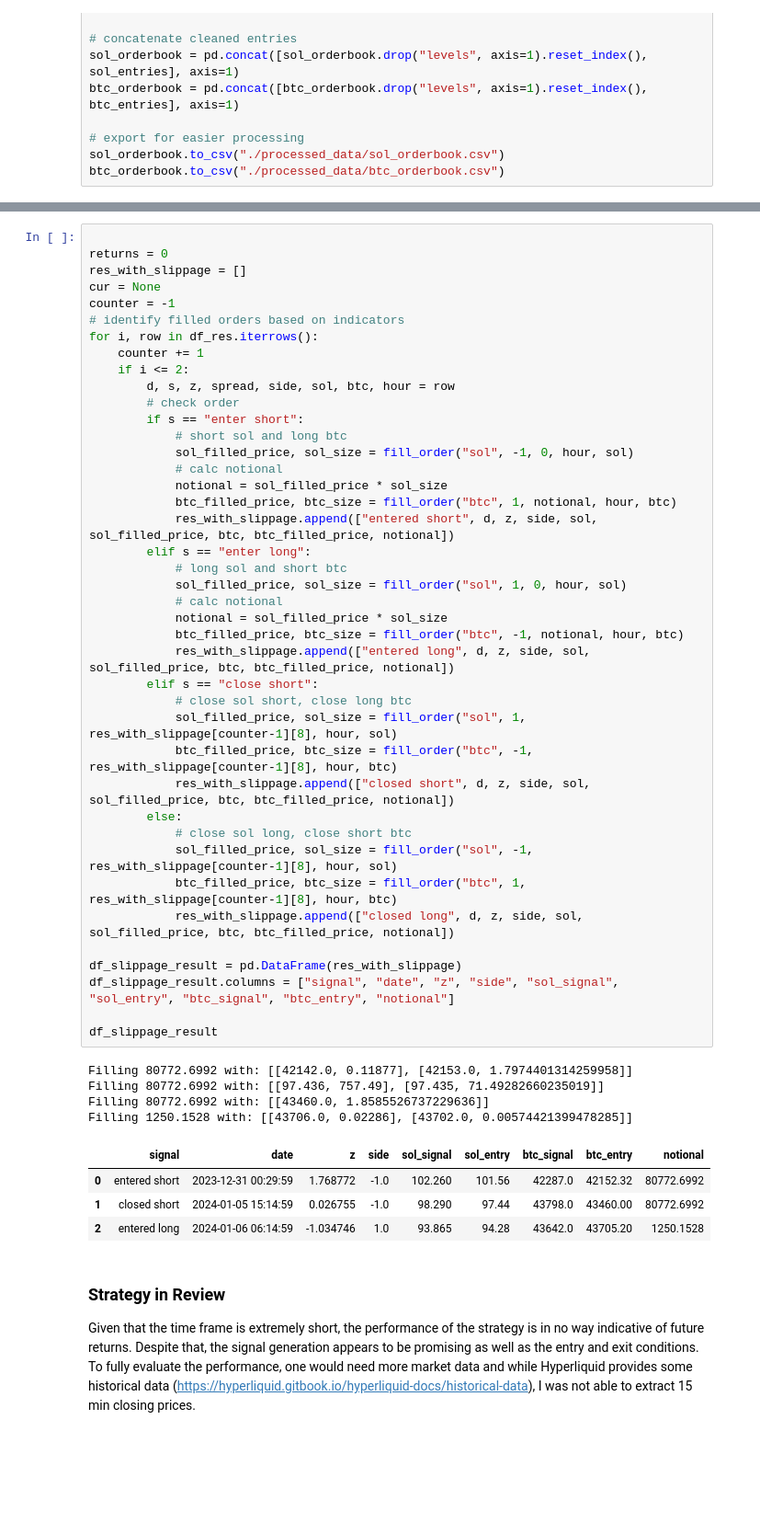
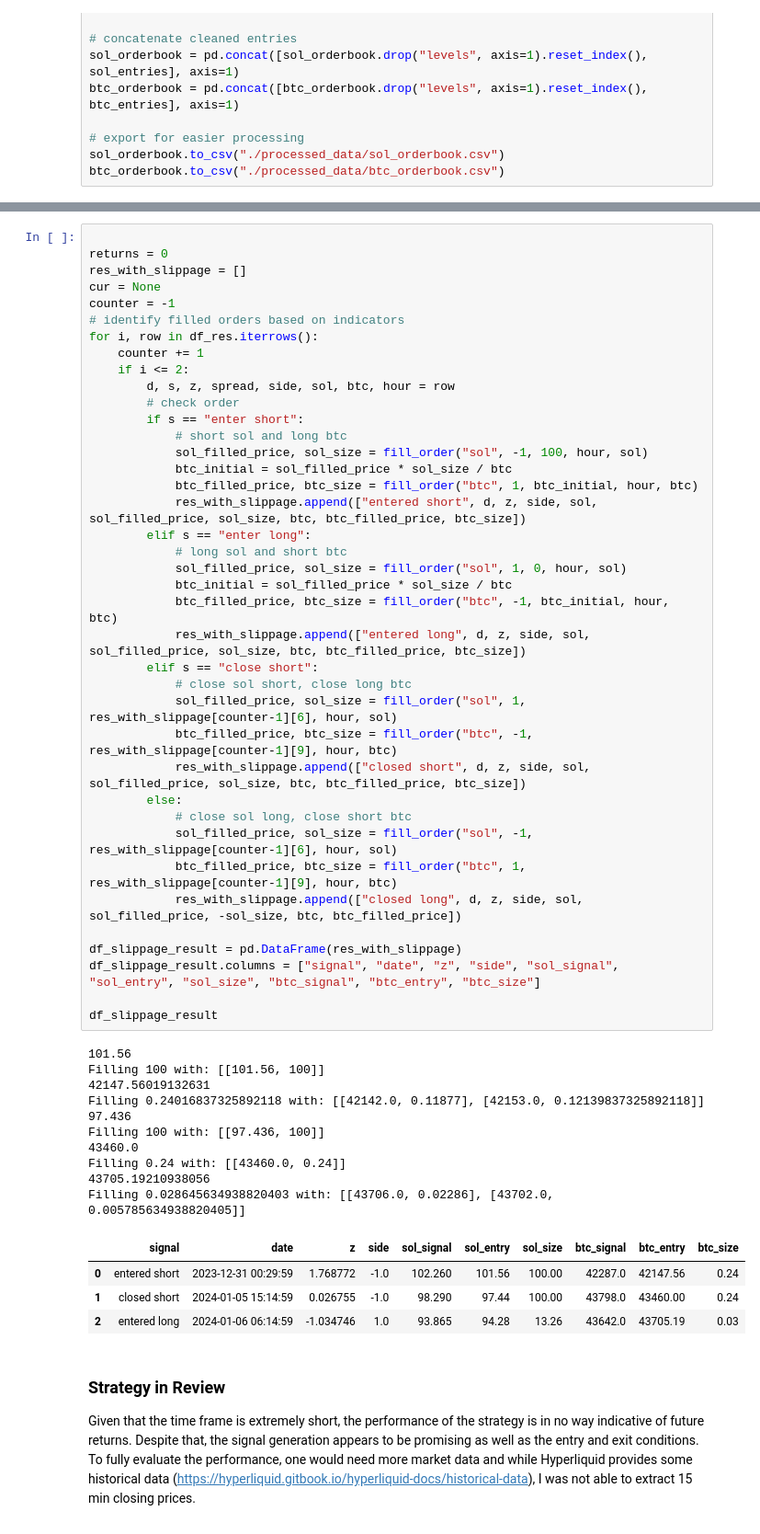
Before and after one commit to voskart/hyperliquid_strat, a Jupyter notebook: strat.ipynb, the cells around one changed output, grey strips where cells are left out. Shown at 92% size. Cells and saved outputs as stored; diff of their text form; blank space fills up the shorter version.

Commit message:
fixed orderbook issue

```diff
--- a/strat.ipynb
+++ b/strat.ipynb
@@ -496,53 +498,57 @@ def fill_order(curr, side, size: 0, hour, price):
 # %%
 
 returns = 0
 res_with_slippage = []
 cur = None
 counter = -1
 # identify filled orders based on indicators
 for i, row in df_res.iterrows():
     counter += 1
     if i <= 2:
         d, s, z, spread, side, sol, btc, hour = row
         # check order
         if s == "enter short":
             # short sol and long btc
-            sol_filled_price, sol_size = fill_order("sol", -1, 0, hour, sol)
-            # calc notional
-            notional = sol_filled_price * sol_size
-            btc_filled_price, btc_size = fill_order("btc", 1, notional, hour, btc)
-            res_with_slippage.append(["entered short", d, z, side, sol, sol_filled_price, btc, btc_filled_price, notional])
+            sol_filled_price, sol_size = fill_order("sol", -1, 100, hour, sol)
+            btc_initial = sol_filled_price * sol_size / btc
+            btc_filled_price, btc_size = fill_order("btc", 1, btc_initial, hour, btc)
+            res_with_slippage.append(["entered short", d, z, side, sol, sol_filled_price, sol_size, btc, btc_filled_price, btc_size])
         elif s == "enter long":
             # long sol and short btc
             sol_filled_price, sol_size = fill_order("sol", 1, 0, hour, sol)
-            # calc notional
-            notional = sol_filled_price * sol_size
-            btc_filled_price, btc_size = fill_order("btc", -1, notional, hour, btc)
-            res_with_slippage.append(["entered long", d, z, side, sol, sol_filled_price, btc, btc_filled_price, notional])
+            btc_initial = sol_filled_price * sol_size / btc
+            btc_filled_price, btc_size = fill_order("btc", -1, btc_initial, hour, btc)
+            res_with_slippage.append(["entered long", d, z, side, sol, sol_filled_price, sol_size, btc, btc_filled_price, btc_size])
         elif s == "close short":
             # close sol short, close long btc
-            sol_filled_price, sol_size = fill_order("sol", 1, res_with_slippage[counter-1][8], hour, sol)
-            btc_filled_price, btc_size = fill_order("btc", -1, res_with_slippage[counter-1][8], hour, btc)
-            res_with_slippage.append(["closed short", d, z, side, sol, sol_filled_price, btc, btc_filled_price, notional])
+            sol_filled_price, sol_size = fill_order("sol", 1, res_with_slippage[counter-1][6], hour, sol)
+            btc_filled_price, btc_size = fill_order("btc", -1, res_with_slippage[counter-1][9], hour, btc)
+            res_with_slippage.append(["closed short", d, z, side, sol, sol_filled_price, sol_size, btc, btc_filled_price, btc_size])
         else:
             # close sol long, close short btc
-            sol_filled_price, sol_size = fill_order("sol", -1, res_with_slippage[counter-1][8], hour, sol)
-            btc_filled_price, btc_size = fill_order("btc", 1, res_with_slippage[counter-1][8], hour, btc)
-            res_with_slippage.append(["closed long", d, z, side, sol, sol_filled_price, btc, btc_filled_price, notional])
+            sol_filled_price, sol_size = fill_order("sol", -1, res_with_slippage[counter-1][6], hour, sol)
+            btc_filled_price, btc_size = fill_order("btc", 1, res_with_slippage[counter-1][9], hour, btc)
+            res_with_slippage.append(["closed long", d, z, side, sol, sol_filled_price, -sol_size, btc, btc_filled_price])
 
 df_slippage_result = pd.DataFrame(res_with_slippage)
-df_slippage_result.columns = ["signal", "date", "z", "side", "sol_signal", "sol_entry", "btc_signal", "btc_entry", "notional"]
+df_slippage_result.columns = ["signal", "date", "z", "side", "sol_signal", "sol_entry", "sol_size", "btc_signal", "btc_entry", "btc_size"]
 
 df_slippage_result
 # %% [output]
-Filling 80772.6992 with: [[42142.0, 0.11877], [42153.0, 1.7974401314259958]]
-Filling 80772.6992 with: [[97.436, 757.49], [97.435, 71.49282660235019]]
-Filling 80772.6992 with: [[43460.0, 1.8585526737229636]]
-Filling 1250.1528 with: [[43706.0, 0.02286], [43702.0, 0.00574421399478285]]
+101.56
+Filling 100 with: [[101.56, 100]]
+42147.56019132631
+Filling 0.24016837325892118 with: [[42142.0, 0.11877], [42153.0, 0.12139837325892118]]
+97.436
+Filling 100 with: [[97.436, 100]]
+43460.0
+Filling 0.24 with: [[43460.0, 0.24]]
+43705.19210938056
+Filling 0.028645634938820403 with: [[43706.0, 0.02286], [43702.0, 0.005785634938820405]]
-|  | signal | date | z | side | sol_signal | sol_entry | btc_signal | btc_entry | notional |
-| 0 | entered short | 2023-12-31 00:29:59 | 1.768772 | -1.0 | 102.260 | 101.56 | 42287.0 | 42152.32 | 80772.6992 |
-| 1 | closed short | 2024-01-05 15:14:59 | 0.026755 | -1.0 | 98.290 | 97.44 | 43798.0 | 43460.00 | 80772.6992 |
-| 2 | entered long | 2024-01-06 06:14:59 | -1.034746 | 1.0 | 93.865 | 94.28 | 43642.0 | 43705.20 | 1250.1528 |
+|  | signal | date | z | side | sol_signal | sol_entry | sol_size | btc_signal | btc_entry | btc_size |
+| 0 | entered short | 2023-12-31 00:29:59 | 1.768772 | -1.0 | 102.260 | 101.56 | 100.00 | 42287.0 | 42147.56 | 0.24 |
+| 1 | closed short | 2024-01-05 15:14:59 | 0.026755 | -1.0 | 98.290 | 97.44 | 100.00 | 43798.0 | 43460.00 | 0.24 |
+| 2 | entered long | 2024-01-06 06:14:59 | -1.034746 | 1.0 | 93.865 | 94.28 | 13.26 | 43642.0 | 43705.19 | 0.03 |
 # %% [markdown]
 ### Strategy in Review
 
```
Also changed, not shown: parts of 3 cells of this notebook.
